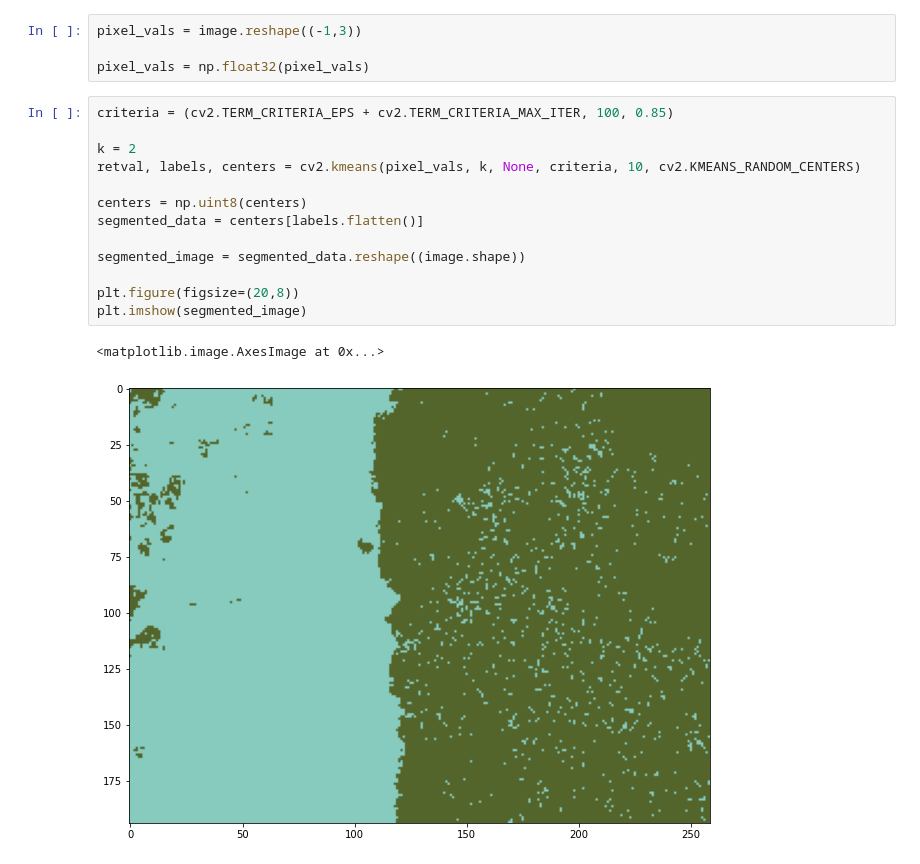
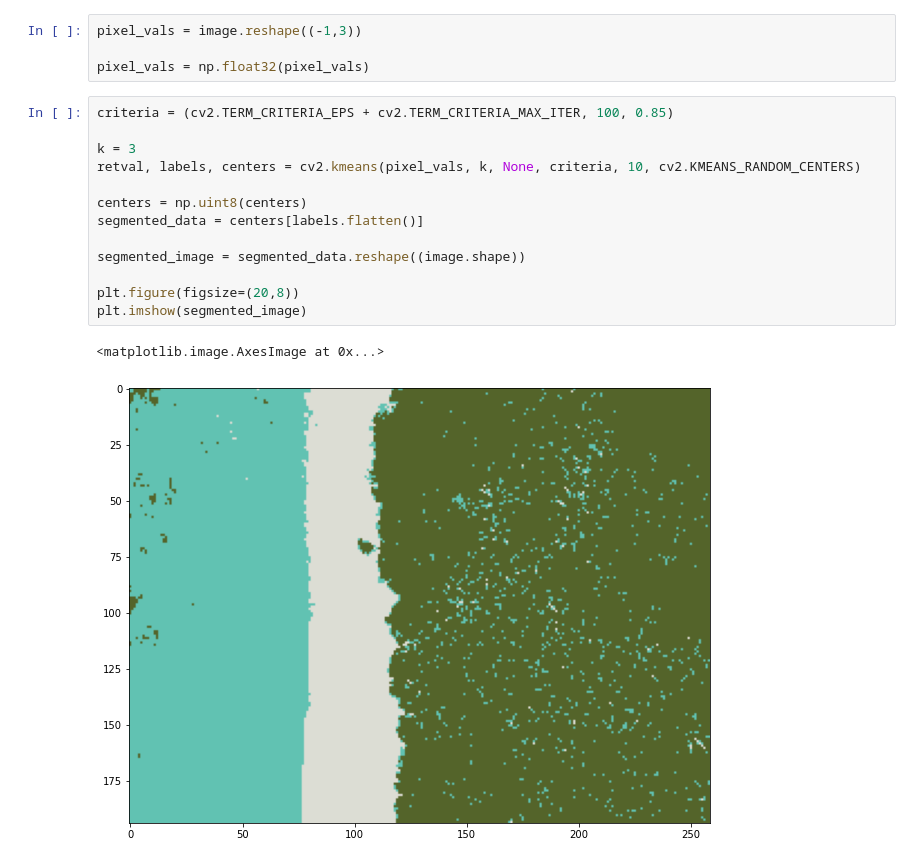
Before and after one commit to SOUMOJIT-CHAKRABORTY/Image-Processing, a Jupyter notebook: K-means_Segmentation.ipynb, the cells around one changed output. Cells and saved outputs as stored; diff of their text form.

```diff
--- a/K-means_Segmentation.ipynb
+++ b/K-means_Segmentation.ipynb
@@ -21,16 +21,16 @@ pixel_vals = np.float32(pixel_vals)
 # %%
 criteria = (cv2.TERM_CRITERIA_EPS + cv2.TERM_CRITERIA_MAX_ITER, 100, 0.85)
 
-k = 2
+k = 3
 retval, labels, centers = cv2.kmeans(pixel_vals, k, None, criteria, 10, cv2.KMEANS_RANDOM_CENTERS)
 
 centers = np.uint8(centers)
 segmented_data = centers[labels.flatten()]
 
 segmented_image = segmented_data.reshape((image.shape))
 
 plt.figure(figsize=(20,8))
 plt.imshow(segmented_image)
 # %% [output]
 <matplotlib.image.AxesImage at 0x...>
-[figure, old version]
+[figure, new version]
```
Also changed, not shown: 1 other file.
